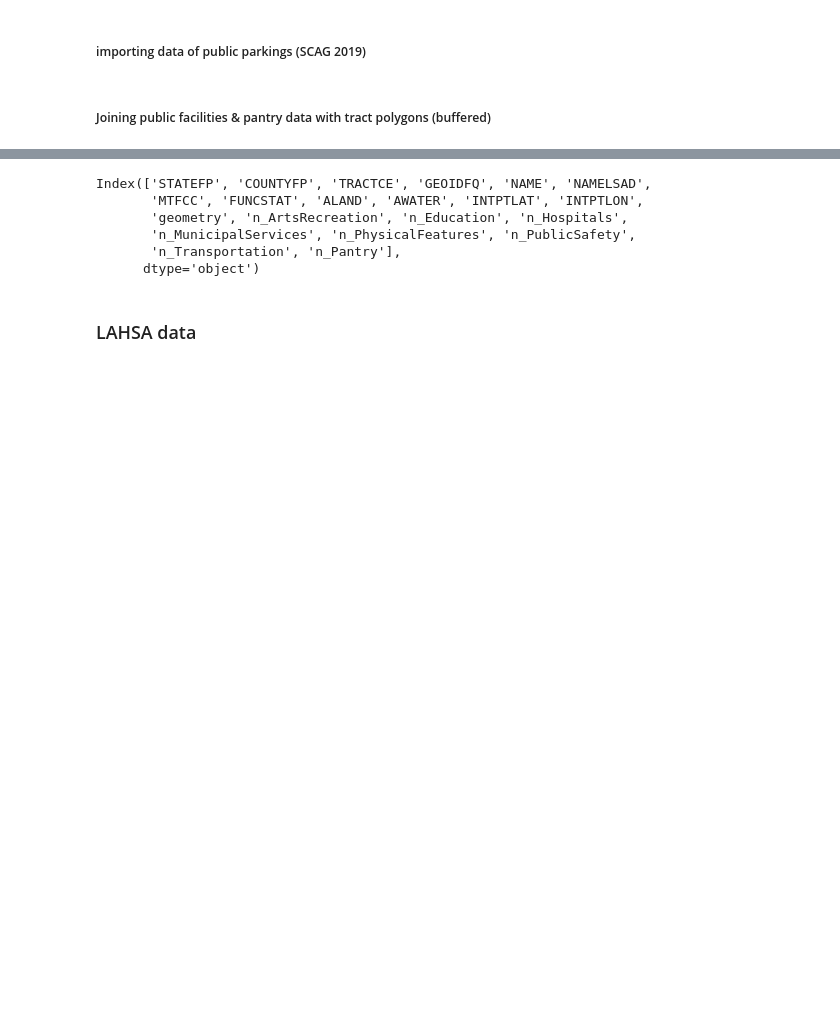
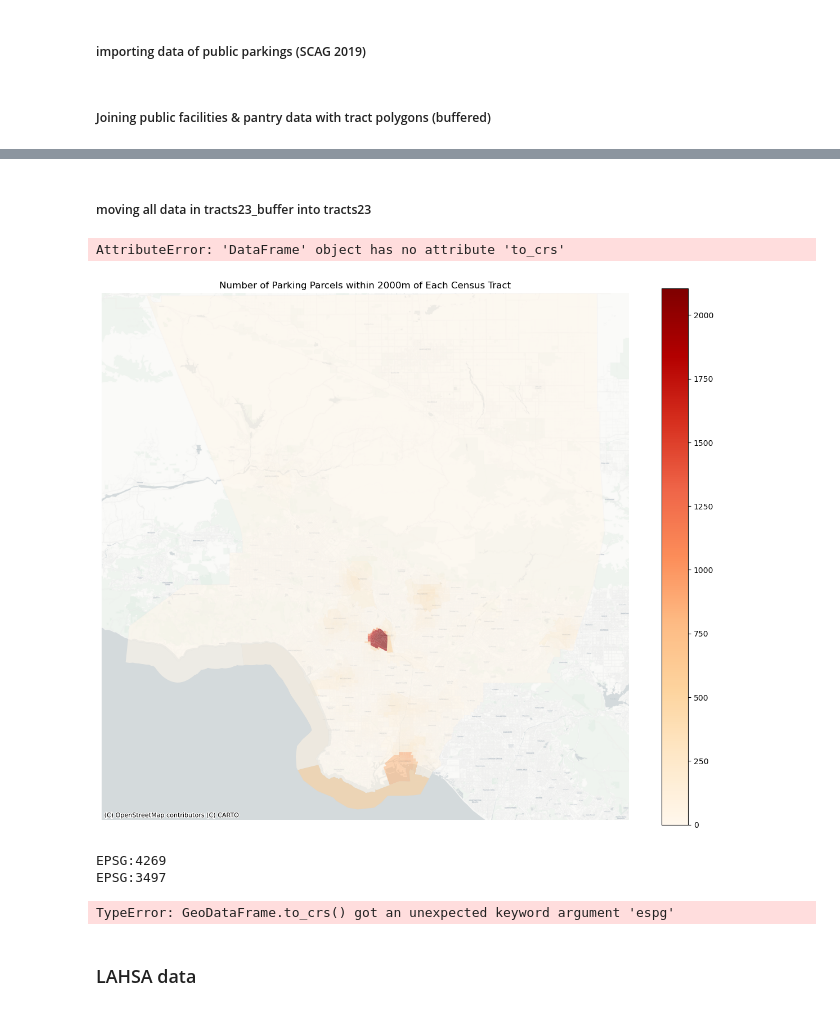
Before and after one commit to tomo-ujikawa/UP213_group, a Jupyter notebook: tomo_draft1.ipynb, the cells around one changed output, grey strips where cells are left out. Saved outputs shown, nothing was run; the diff lists cells and outputs as text; code cells hidden in the pictures; blank space fills up the shorter version.

```diff
--- a/tomo_draft1.ipynb
+++ b/tomo_draft1.ipynb
@@ -280,6 +282,8 @@ Pantry = Pantry.to_crs(epsg=3497)
 # %%
 Parking = luGdf[luGdf['LU19'] == 1247]
 Parking = Parking.to_crs(epsg=3497)
+# %%
+Parking = Parking.set_index('GEOID')
 # %% [markdown]
 ##### Joining public facilities & pantry data with tract polygons (buffered)
 # %%
@@ -335,9 +329,15 @@ Name: n_Pantry, dtype: float64
 # %%
-tracts23_buffer.columns
+tmpgdf_ms = gpd.sjoin(tracts23_buffer, Parking, predicate='intersects')
+
+Parking_counts = tmpgdf_ms.groupby('GEOID_left').size()
+Parking_counts.name = 'n_Parking'
+
+tracts23_buffer = tracts23_buffer.set_index('GEOID').join(Parking_counts).reset_index()
+tracts23_buffer['n_Parking'] = tracts23_buffer['n_Parking'].fillna(0).astype(int)
-# %% [output]
-Index(['STATEFP', 'COUNTYFP', 'TRACTCE', 'GEOIDFQ', 'NAME', 'NAMELSAD',
-       'MTFCC', 'FUNCSTAT', 'ALAND', 'AWATER', 'INTPTLAT', 'INTPTLON',
-       'geometry', 'n_ArtsRecreation', 'n_Education', 'n_Hospitals',
-       'n_MunicipalServices', 'n_PhysicalFeatures', 'n_PublicSafety',
-       'n_Transportation', 'n_Pantry'],
-      dtype='object')
+# %% [markdown]
+##### moving all data in tracts23_buffer into tracts23
+# %%
+tracts23_geom = tracts23.reset_index().to_crs(epsg=3497)[['GEOID', 'geometry']]
+tracts23 = tracts23_buffer.drop(columns='geometry').merge(tracts23_geom, on='GEOID')
+# %% [output]
+AttributeError: 'DataFrame' object has no attribute 'to_crs'
@@ -344,3 +347,39 @@ Index(['STATEFP', 'COUNTYFP', 'TRACTCE', 'GEOIDFQ', 'NAME', 'NAMELSAD',
+# %%
+import contextily as ctx
+
+tracts23_web = tracts23.to_crs(epsg=3857)
+fig, ax = plt.subplots(figsize=(12, 10))
+
+tracts23_web.plot(
+    column='n_Parking',
+    cmap='OrRd',
+    legend=True,
+    ax=ax,
+    alpha=0.6)
+
+# drop Catalina
+ax.set_ylim([3.98e6, 4.14e6])
+
+ctx.add_basemap(ax, source=ctx.providers.CartoDB.Positron, zoom=12)
+
+ax.set_xticks([])
+ax.set_yticks([])
+plt.title("Number of Parking Parcels within 2000m of Each Census Tract")
+plt.axis("off")
+plt.tight_layout()
+plt.show()
+# %% [output]
+[figure, added]
+# %%
+print(tract_residential.crs)
+print(tracts23.crs)
+# %% [output]
+EPSG:4269
+EPSG:3497
+# %%
+tracts23.to_crs(espg=4269)
+# %% [output]
+TypeError: GeoDataFrame.to_crs() got an unexpected keyword argument 'espg'
 # %% [markdown]
 ### LAHSA data
 # %% [markdown]
```
Also changed, not shown: parts of 13 cells of this notebook, 2 other files.
